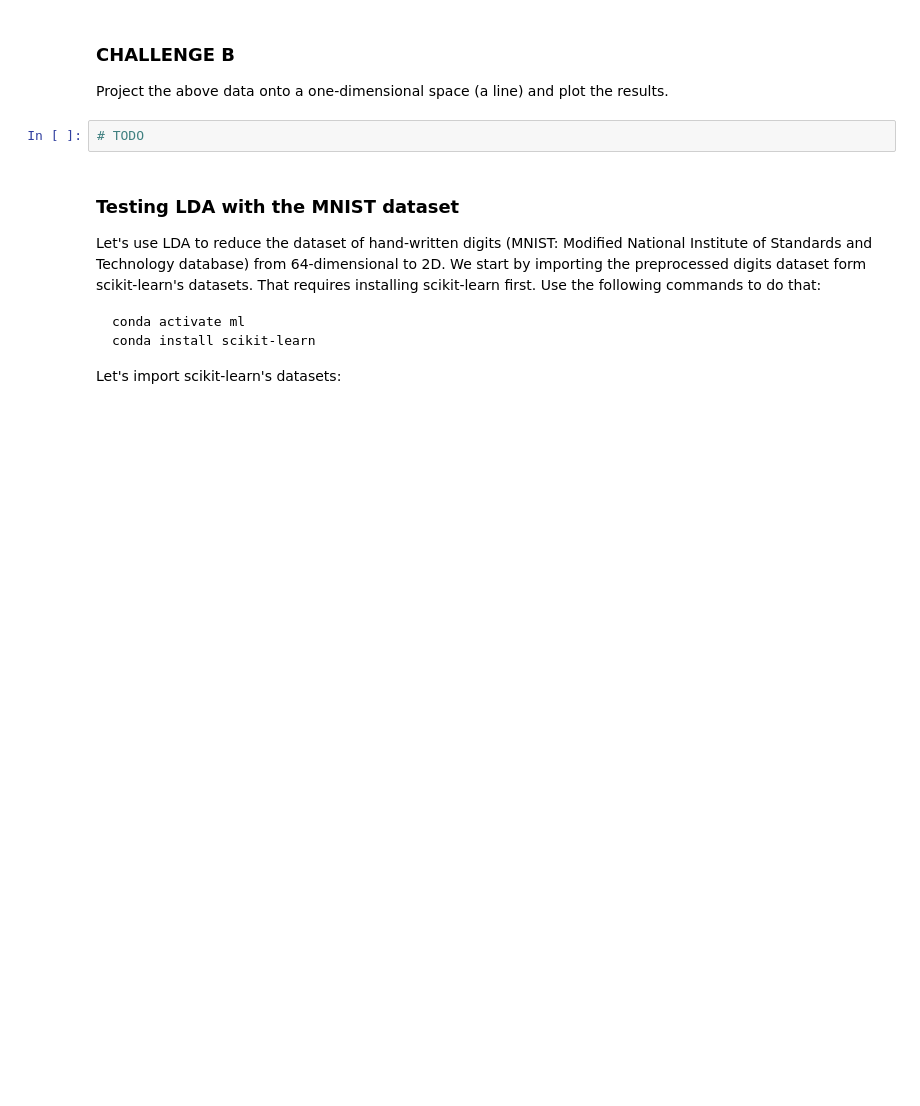
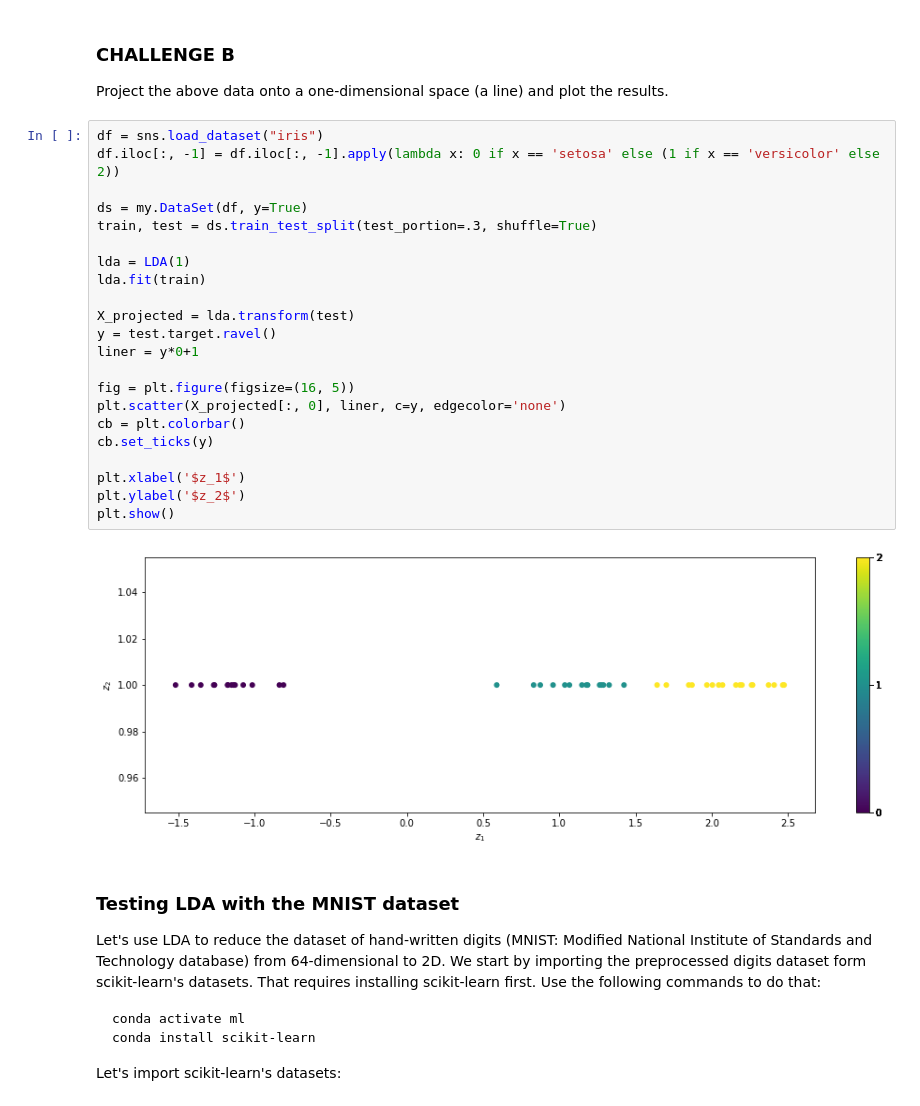
Before and after one commit to jasonsommer/cs6600-notebooks, a Jupyter notebook: 09-dimensionality_reduction.ipynb, the cells around one changed output. Drawn from its saved outputs; the diff is of its cells as text; blank space fills up the shorter version.

```diff
--- a/09-dimensionality_reduction.ipynb
+++ b/09-dimensionality_reduction.ipynb
@@ -273,8 +310,30 @@ Text(0.5, 0, 'Discriminant')
 # %% [markdown]
 ### CHALLENGE B
 Project the above data onto a one-dimensional space (a line) and plot the results.
-# %%
-# TODO
+# %%
+df = sns.load_dataset("iris")
+df.iloc[:, -1] = df.iloc[:, -1].apply(lambda x: 0 if x == 'setosa' else (1 if x == 'versicolor' else 2))
+
+ds = my.DataSet(df, y=True)
+train, test = ds.train_test_split(test_portion=.3, shuffle=True)
+
+lda = LDA(1)
+lda.fit(train)
+
+X_projected = lda.transform(test)
+y = test.target.ravel()
+liner = y*0+1
+
+fig = plt.figure(figsize=(16, 5))
+plt.scatter(X_projected[:, 0], liner, c=y, edgecolor='none')
+cb = plt.colorbar()
+cb.set_ticks(y)
+
+plt.xlabel('$z_1$')
+plt.ylabel('$z_2$')
+plt.show()
+# %% [output]
+[figure, added]
 # %% [markdown]
 ### Testing LDA with the MNIST dataset
 Let's use LDA to reduce the dataset of hand-written digits (MNIST: Modified National Institute of Standards and Technology database) from 64-dimensional to 2D. We start by importing the preprocessed digits dataset form scikit-learn's datasets. That requires installing scikit-learn first. Use the following commands to do that:
```
Also changed, not shown: parts of 13 cells of this notebook.
